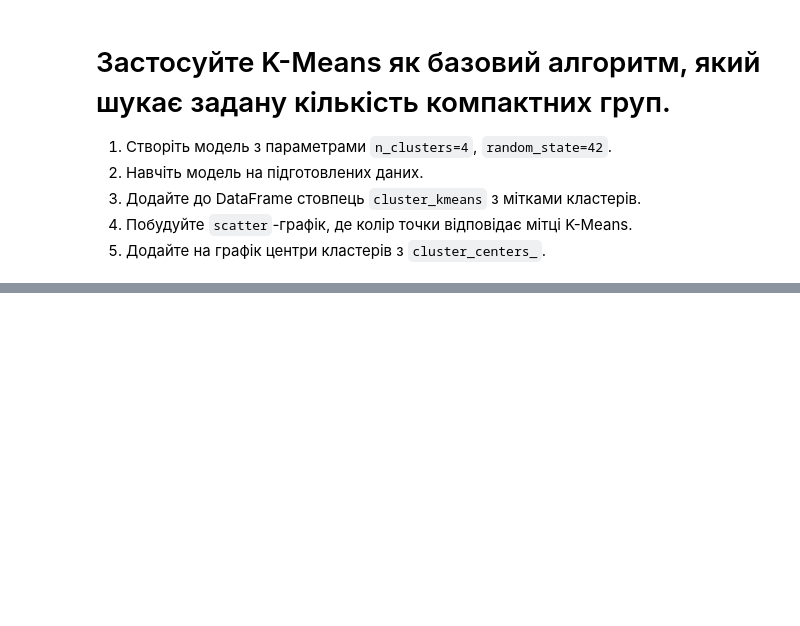
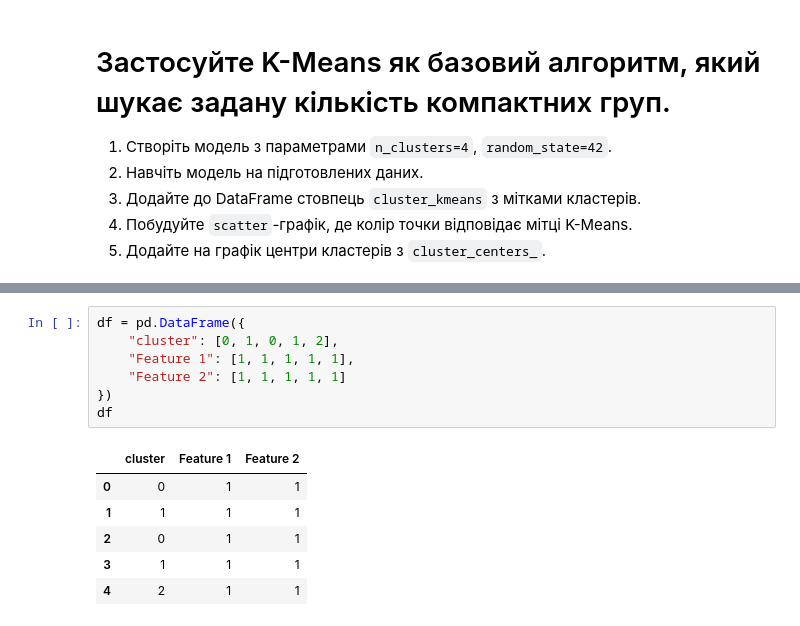
Before and after one commit to dmitriy-shtefan/python-ai, a Jupyter notebook: заняття_17/notebook.ipynb, the cells around one changed output, grey strips where cells are left out. Saved outputs shown, nothing was run; the diff lists cells and outputs as text; blank space fills up the shorter version.

```diff
--- a/заняття_17/notebook.ipynb
+++ b/заняття_17/notebook.ipynb
@@ -42,0 +52,14 @@ plt.show()
+# %%
+df = pd.DataFrame({
+    "cluster": [0, 1, 0, 1, 2],
+    "Feature 1": [1, 1, 1, 1, 1],
+    "Feature 2": [1, 1, 1, 1, 1]
+})
+df
+# %% [output]
+|  | cluster | Feature 1 | Feature 2 |
+| 0 | 0 | 1 | 1 |
+| 1 | 1 | 1 | 1 |
+| 2 | 0 | 1 | 1 |
+| 3 | 1 | 1 | 1 |
+| 4 | 2 | 1 | 1 |
```
Also changed, not shown: parts of 2 cells of this notebook, 4 other files.
